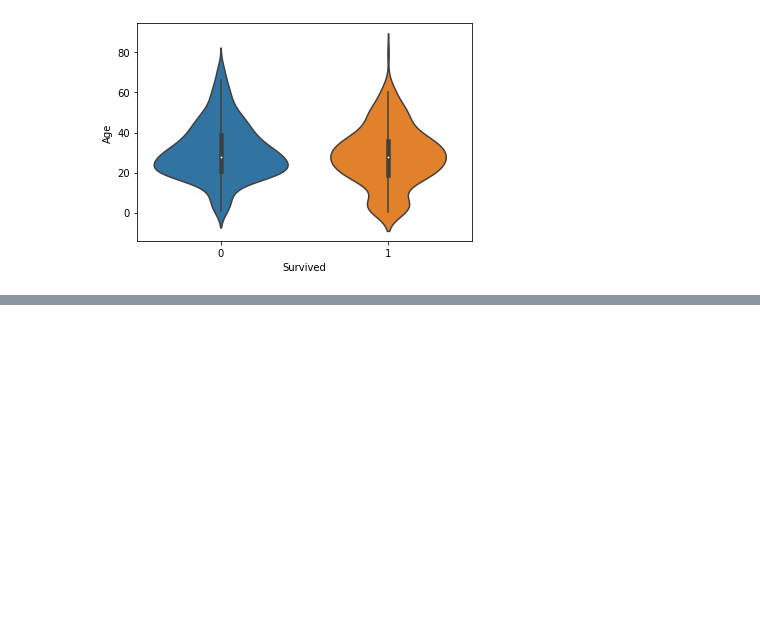
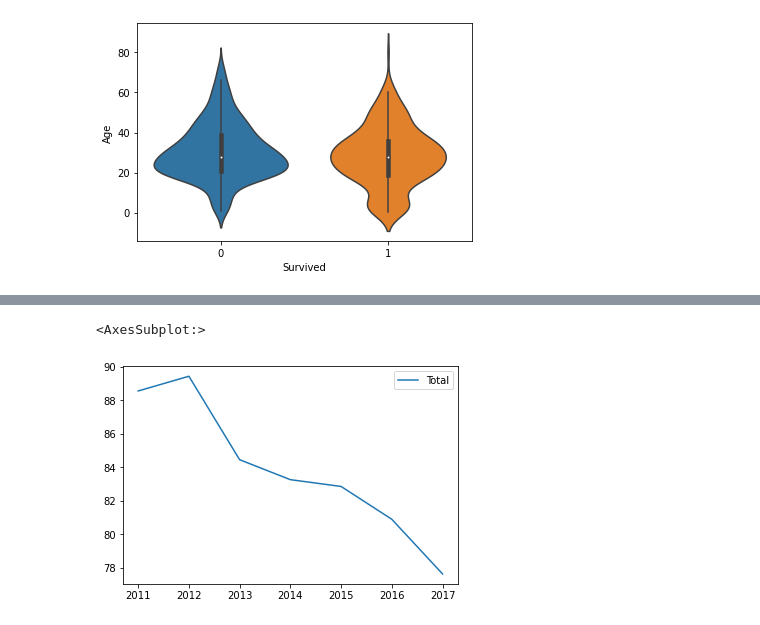
Before and after one commit to jin-kyeom/Python_Project, a Jupyter notebook: 0_Code_Eat_2206/code_eat_test_220723.ipynb, the cells around one changed output, grey strips where cells are left out. Cells and saved outputs as stored; diff of their text form; code cells hidden in the pictures; blank space fills up the shorter version.

```diff
--- a/0_Code_Eat_2206/code_eat_test_220723.ipynb
+++ b/0_Code_Eat_2206/code_eat_test_220723.ipynb
@@ -781,0 +782,4 @@ sns.violinplot(data=df, x="Survived", y="Age")
+# %%
+import pandas as pd
+df = pd.read_csv('broadcast.csv', index_col=0)
+df
@@ -781,0 +806,7 @@ sns.violinplot(data=df, x="Survived", y="Age")
+# %%
+df['Total']=df.sum(axis='columns')
+# %%
+df.plot(y='Total')
+# %% [output]
+<AxesSubplot:>
+[figure, added]
```
Also changed, not shown: parts of 8 cells of this notebook, 3 other files.
